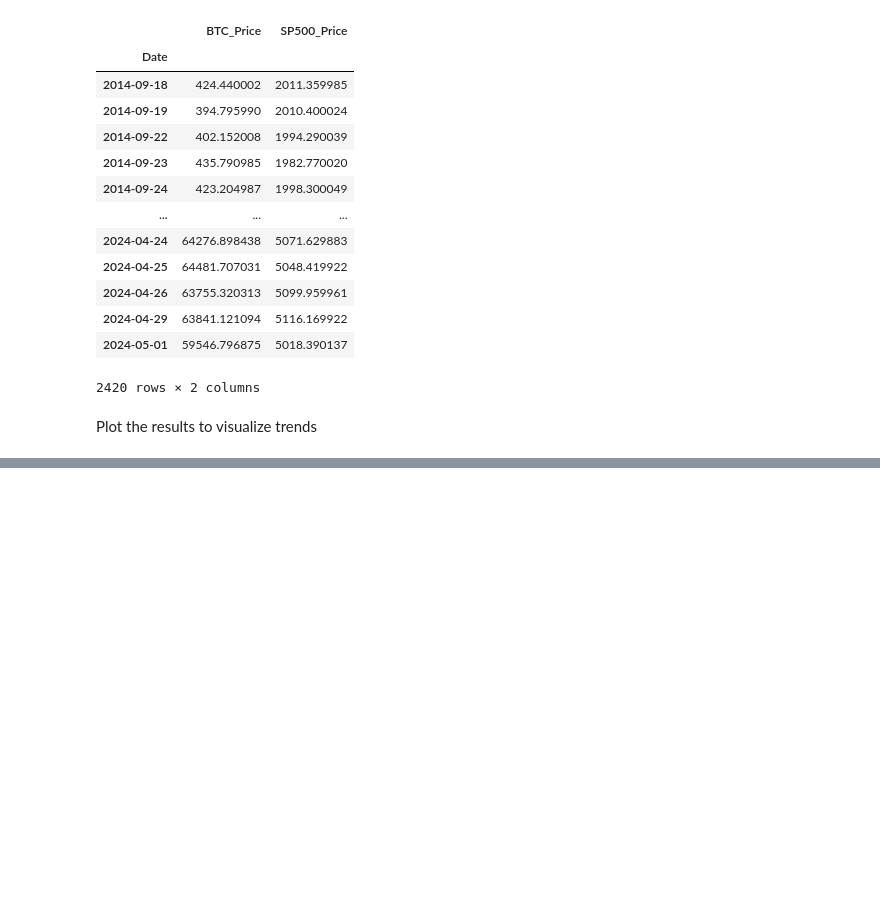
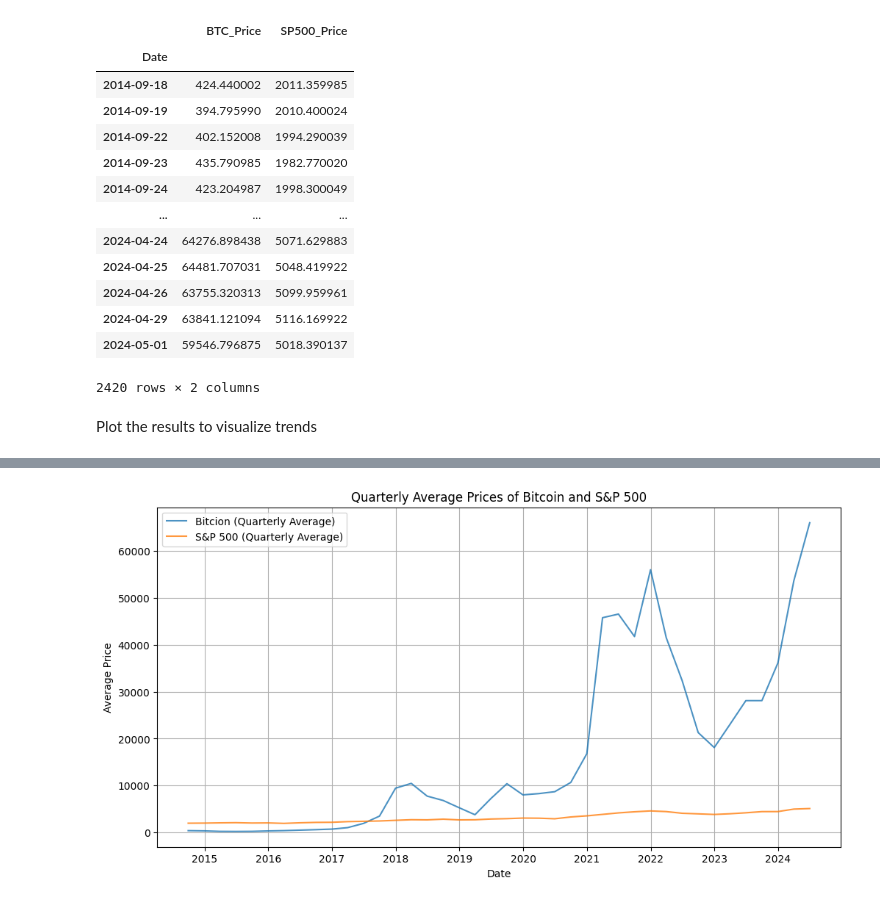
Before and after one commit to AngelDHackerman/BTC-ETH_Data_Analysis, a Jupyter notebook: 4_Temporal_Analysis.ipynb, the cells around one changed output, grey strips where cells are left out. Drawn from its saved outputs; the diff is of its cells as text; code cells hidden in the pictures; blank space fills up the shorter version.

```diff
--- a/4_Temporal_Analysis.ipynb
+++ b/4_Temporal_Analysis.ipynb
@@ -63,0 +91,13 @@ Plot the results to visualize trends
+# %%
+# Quarterly trend
+plt.figure(figsize=(12, 6))
+plt.plot(quarterly_data.index, quarterly_data['BTC_Price'], label='Bitcion (Quarterly Average)', alpha=0.8)
+plt.plot(quarterly_data.index, quarterly_data['SP500_Price'], label='S&P 500 (Quarterly Average)', alpha=0.8)
+plt.title('Quarterly Average Prices of Bitcoin and S&P 500')
+plt.xlabel('Date')
+plt.ylabel('Average Price')
+plt.legend()
+plt.grid(True)
+plt.show()
+# %% [output]
+[figure, added]
```
Also changed, not shown: parts of 5 cells of this notebook.
